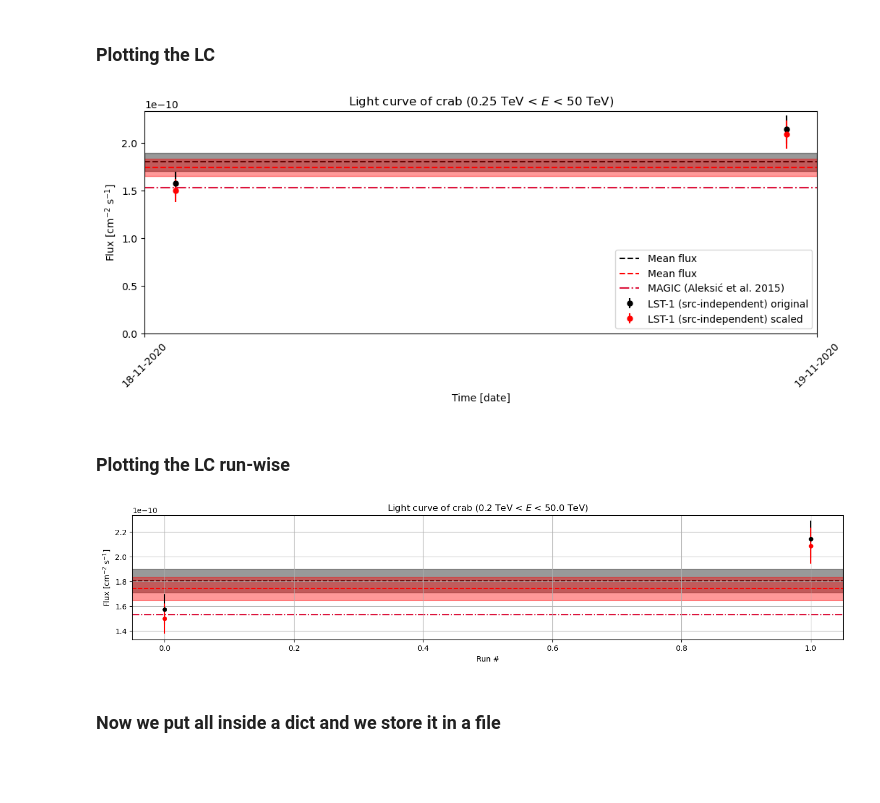
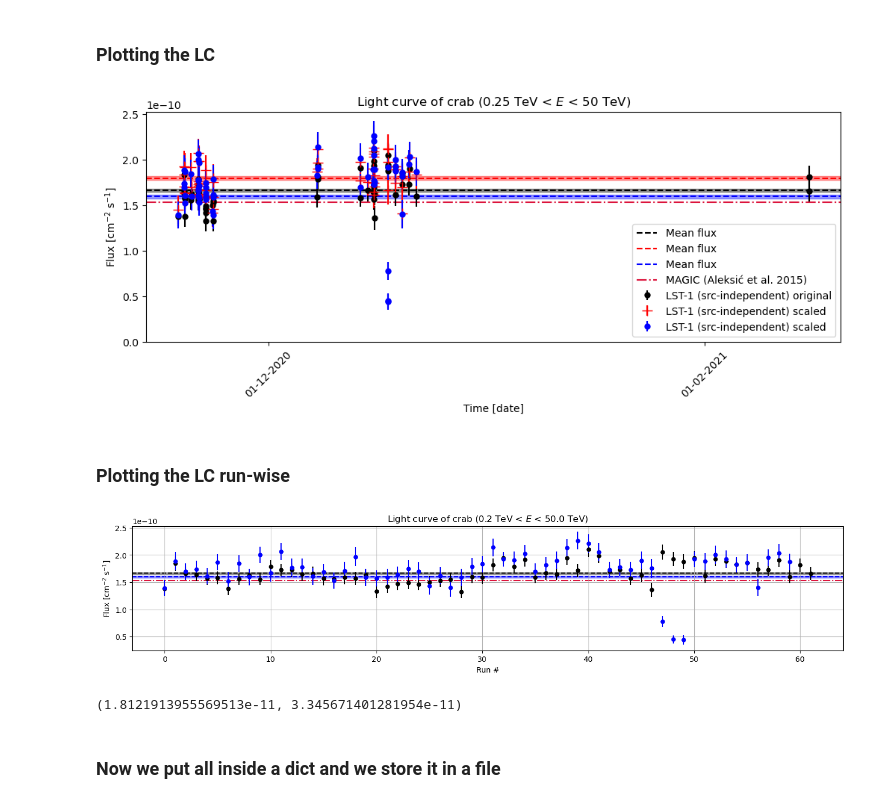
Before and after one commit to juanjq/cherenkov_transparency_corrections, a Jupyter notebook: high_level_analysis/dl3_gammapy_analysis-Copy1.ipynb, the cells around one changed output. Saved outputs shown, nothing was run; the diff lists cells and outputs as text; code cells hidden in the pictures; blank space fills up the shorter version.

```diff
--- a/high_level_analysis/dl3_gammapy_analysis-Copy1.ipynb
+++ b/high_level_analysis/dl3_gammapy_analysis-Copy1.ipynb
@@ -41,11 +41,11 @@ root_data = root + "../../data/"
 config_gammapy = root_objects + "config_gammapy_analysis.json"
 
 # Path of dl3 data
-dl3_dir_paper = "/fefs/aswg/workspace/juan.jimenez/data/tests/crab/dl3_scaled/"
+dl3_dir_paper = "/fefs/aswg/workspace/juan.jimenez/data/tests/crab/dl3_paper/"
 #"/fefs/aswg/workspace/daniel.morcuende/data/real/DL3/Crab_performance/AllSkyMC_v0.9.9/intensity80/all_nodes/gh_eff_0.7_th_cont_0.7/"
-dl3_dir   = "/fefs/aswg/workspace/juan.jimenez/data/tests/crab/dl3_paper_re/"
+dl3_dir   = "/fefs/aswg/workspace/juan.jimenez/data/cherenkov_transparency_corrections/crab/dl3/"
 #root_data + "cherenkov_transparency_corrections/crab/dl3/"
-dl3_dir_s = "/fefs/aswg/workspace/juan.jimenez/data/tests/crab/dl3_paper_re/"
+dl3_dir_s = "/fefs/aswg/workspace/juan.jimenez/data/cherenkov_transparency_corrections/crab/dl3_scaled/"
 #root_data + "cherenkov_transparency_corrections/crab/dl3_scaled/"
 # %% [markdown]
 ### Loading configuration files
@@ -618,16 +624,16 @@ fig, ax = plt.subplots(figsize=(12, 4))
 
 # Plotting the Ligt Curve
 ax.errorbar(time_center_paper, flux_lst1_paper, yerr=flux_stat_err_lst1_paper, color="k", ls="", marker=".", ms=10, label="LST-1 (src-independent) original")
-ax.errorbar(time_center, flux_lst1_s, yerr=flux_stat_err_lst1_s, color="r", ls="", marker=".", ms=10, label="LST-1 (src-independent) scaled")
-# ax.errorbar(time_center_s, flux_lst1_s, yerr=flux_stat_err_lst1_s, color="b", ls="", marker=".", ms=10, label="LST-1 (src-independent) scaled")
+ax.errorbar(time_center, flux_lst1, yerr=flux_stat_err_lst1, color="r", ls="", marker="+", ms=10, label="LST-1 (src-independent) scaled")
+ax.errorbar(time_center_s, flux_lst1_s, yerr=flux_stat_err_lst1_s, color="b", ls="", marker=".", ms=10, label="LST-1 (src-independent) scaled")
 
 # Mean flux + error
 ax.axhline(mean_flux_paper, ls="--", color="k", zorder=-1, label="Mean flux")
 ax.axhspan(mean_flux_paper - mean_flux_err_paper, mean_flux_paper + mean_flux_err_paper, color="k", alpha=0.4, zorder=-1)
 ax.axhline(mean_flux, ls="--", color="r", zorder=-1, label="Mean flux")
 ax.axhspan(mean_flux - mean_flux_err, mean_flux + mean_flux_err, color="r", alpha=0.4, zorder=-1)
-# ax.axhline(mean_flux_s, ls="--", color="b", zorder=-1, label="Mean flux")
-# ax.axhspan(mean_flux_s - mean_flux_err_s, mean_flux_s + mean_flux_err_s, color="b", alpha=0.4, zorder=-1)
+ax.axhline(mean_flux_s, ls="--", color="b", zorder=-1, label="Mean flux")
+ax.axhspan(mean_flux_s - mean_flux_err_s, mean_flux_s + mean_flux_err_s, color="b", alpha=0.4, zorder=-1)
 
 # MAGIC reference
 ax.axhline(flux_crab.value, ls="-.", color="crimson", zorder=-1, label="MAGIC (Aleksić et al. 2015)")
@@ -647,36 +653,41 @@ ax.set_ylim(0)
 # plt.savefig(f"plots/total.png", bbox_inches="tight", dpi=300)
 plt.show()
 # %% [output]
-[figure, old version]
+[figure, new version]
 # %% [markdown]
 ### Plotting the LC run-wise
 # %%
 fig, ax = plt.subplots(figsize=(17,3))
 
 # Plotting the Ligt Curve
 ax.errorbar(np.arange(len(flux_lst1_paper)), flux_lst1_paper, yerr=flux_stat_err_lst1_paper, color="k", ls="", marker=".", ms=10, label="LST-1 (src-independent)")
-ax.errorbar(np.arange(len(flux_lst1)), flux_lst1, yerr=flux_stat_err_lst1, color="r", ls="", marker=".", ms=10, label="LST-1 (src-independent)")
-# ax.errorbar(np.arange(len(flux_lst1_s)), flux_lst1_s, yerr=flux_stat_err_lst1_s, color="b", ls="", marker=".", ms=10, label="LST-1 (src-independent)")
+# ax.errorbar(np.arange(len(flux_lst1)), flux_lst1, yerr=flux_stat_err_lst1, color="r", ls="", marker=".", ms=10, label="LST-1 (src-independent)")
+ax.errorbar(np.arange(len(flux_lst1_s)), flux_lst1_s, yerr=flux_stat_err_lst1_s, color="b", ls="", marker=".", ms=10, label="LST-1 (src-independent)")
 
 # Mean flux + error
 ax.axhline(mean_flux_paper, ls="--", color="k", zorder=-1, label="Mean flux")
 ax.axhspan(mean_flux_paper - mean_flux_err_paper, mean_flux_paper + mean_flux_err_paper, color="k", alpha=0.4, zorder=-1)
-ax.axhline(mean_flux, ls="--", color="r", zorder=-1, label="Mean flux")
-ax.axhspan(mean_flux - mean_flux_err, mean_flux + mean_flux_err, color="r", alpha=0.4, zorder=-1)
-# ax.axhline(mean_flux_s, ls="--", color="b", zorder=-1, label="Mean flux")
-# ax.axhspan(mean_flux_s - mean_flux_err_s, mean_flux_s + mean_flux_err_s, color="b", alpha=0.4, zorder=-1)
+# ax.axhline(mean_flux, ls="--", color="r", zorder=-1, label="Mean flux")
+# ax.axhspan(mean_flux - mean_flux_err, mean_flux + mean_flux_err, color="r", alpha=0.4, zorder=-1)
+ax.axhline(mean_flux_s, ls="--", color="b", zorder=-1, label="Mean flux")
+ax.axhspan(mean_flux_s - mean_flux_err_s, mean_flux_s + mean_flux_err_s, color="b", alpha=0.4, zorder=-1)
 # MAGIC reference
 ax.axhline(flux_crab.value, ls="-.", color="crimson", zorder=-1, label="MAGIC (Aleksić et al. 2015)")
 
 # ax.legend()
 ax.grid()
 ax.set_xlabel(f"Run #")
 ax.set_ylabel("Flux [cm$^{-2}$ s$^{-1}$]")
 energy_range = f"{e_lc_min:.1f} < $E$ < {e_lc_max:.1f}"
 ax.set_title(f"Light curve of {target_name} ({energy_range})")
+# plt.savefig(f"plots/total.png", bbox_inches="tight", dpi=300)
 plt.show()
 # %% [output]
-[figure, old version]
+[figure, new version]
+# %%
+np.std(flux_lst1_paper), np.std(flux_lst1_s)
+# %% [output]
+(1.8121913955569513e-11, 3.345671401281954e-11)
 # %% [markdown]
 ### Now we put all inside a dict and we store it in a file
 # %%
```
Also changed, not shown: parts of 7 cells of this notebook, 6 other files.
